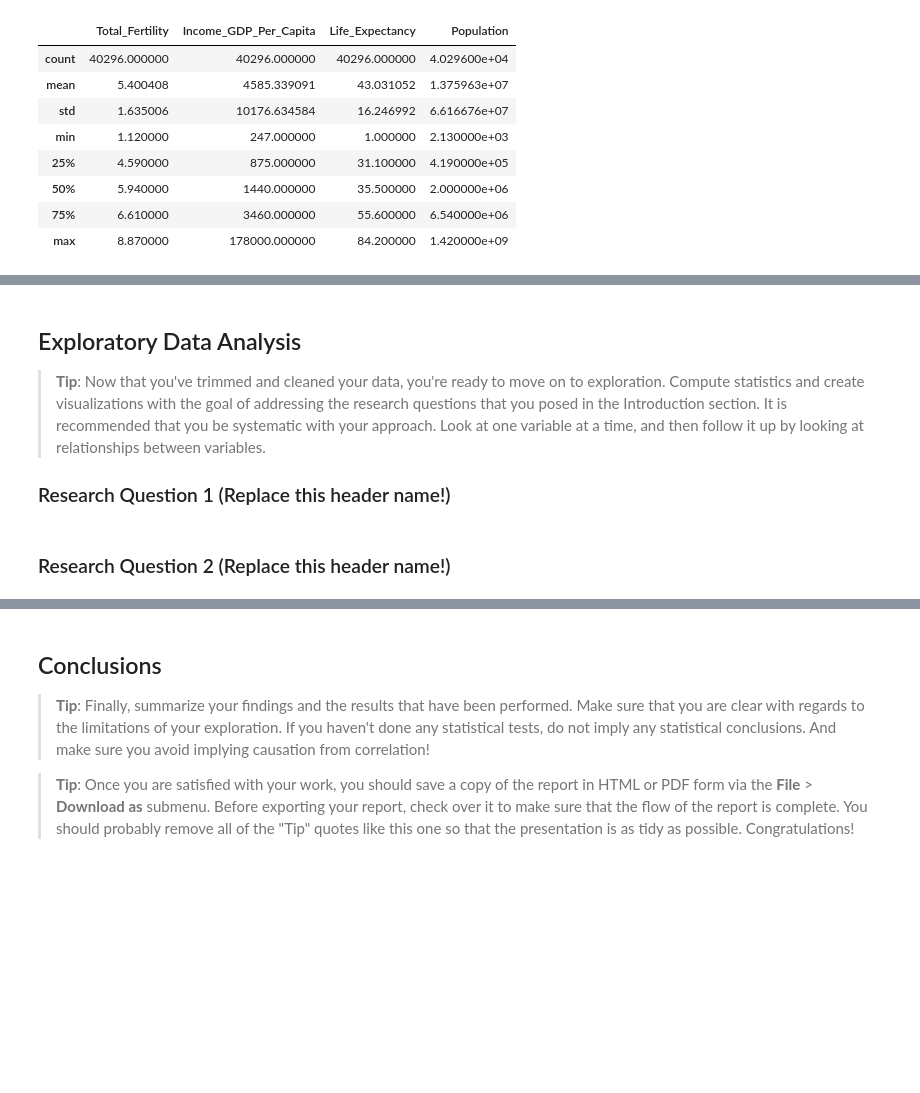
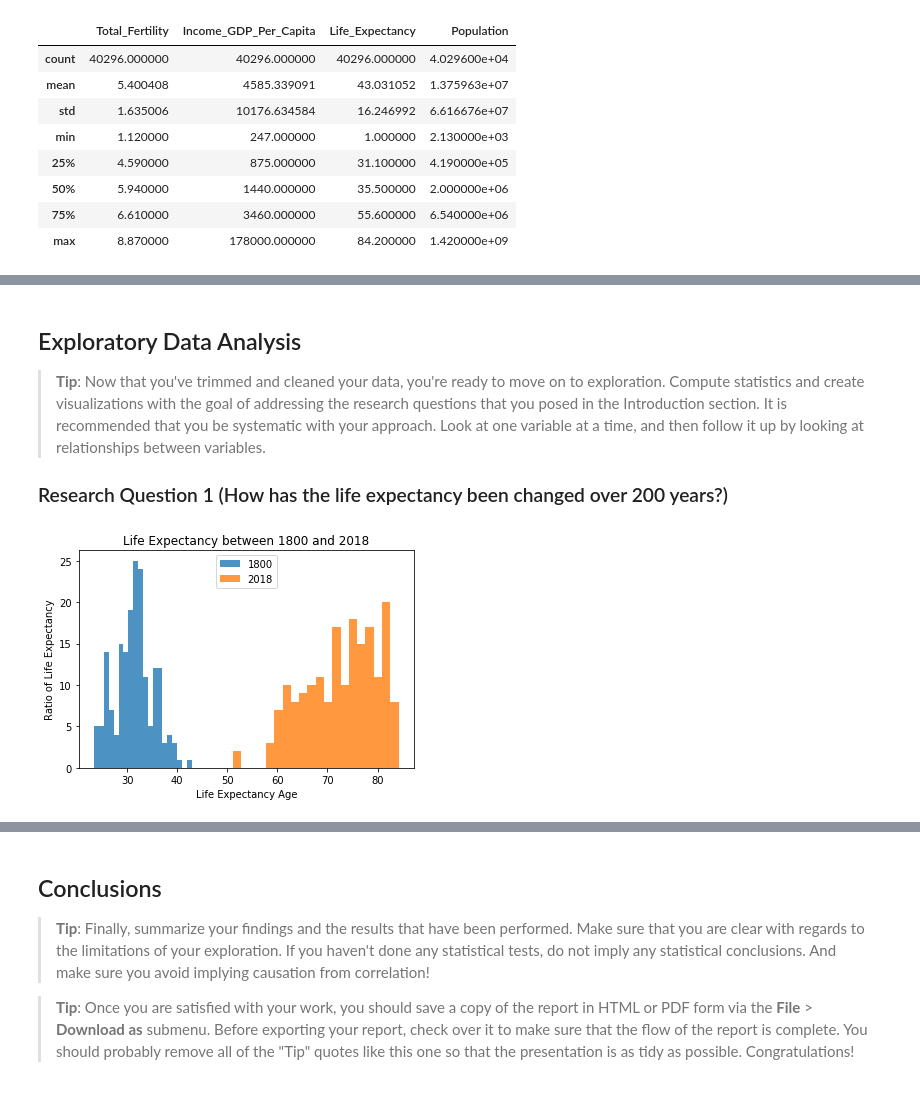
Before and after one commit to Rapter1990/Udacity-Data-Analyst-Nanodegree, a Jupyter notebook: P2_Investigate_A_Dataset/investigate-a-dataset-template.ipynb, the cells around one changed output, grey strips where cells are left out. Drawn from its saved outputs; the diff is of its cells as text; code cells hidden in the pictures; blank space fills up the shorter version.

```diff
--- a/P2_Investigate_A_Dataset/investigate-a-dataset-template.ipynb
+++ b/P2_Investigate_A_Dataset/investigate-a-dataset-template.ipynb
@@ -716,3 +716,7 @@ trend_df.describe()
 | max | 8.870000 | 178000.000000 | 84.200000 | 1.420000e+09 |
 # %%
 trend_df.to_csv('trend_df.csv', index=False)
+# %%
+trend_df_1800 = trend_df[trend_df["Year"] == "1800"]
+# %%
+trend_df_2018 = trend_df[trend_df["Year"] == "2018"]
@@ -722,9 +768,16 @@ trend_df.to_csv('trend_df.csv', index=False)
 
 > **Tip**: Now that you've trimmed and cleaned your data, you're ready to move on to exploration. Compute statistics and create visualizations with the goal of addressing the research questions that you posed in the Introduction section. It is recommended that you be systematic with your approach. Look at one variable at a time, and then follow it up by looking at relationships between variables.
 
-### Research Question 1 (Replace this header name!)
+### Research Question 1 (How has the life expectancy been changed over 200 years?)
 # %%
 # Use this, and more code cells, to explore your data. Don't forget to add
 #   Markdown cells to document your observations and findings.
+plt.hist(trend_df_1800["Life_Expectancy"], bins=20, alpha=0.8, label='1800')
+plt.hist(trend_df_2018["Life_Expectancy"], bins=20, alpha=0.8, label='2018')
+plt.title("Life Expectancy between 1800 and 2018")
+plt.xlabel("Life Expectancy Age")
+plt.ylabel('Ratio of Life Expectancy')
+plt.legend(loc='upper center')
+plt.show()
+# %% [output]
+[figure, added]
-# %% [markdown]
-### Research Question 2  (Replace this header name!)
```
Also changed, not shown: parts of 64 cells of this notebook.
